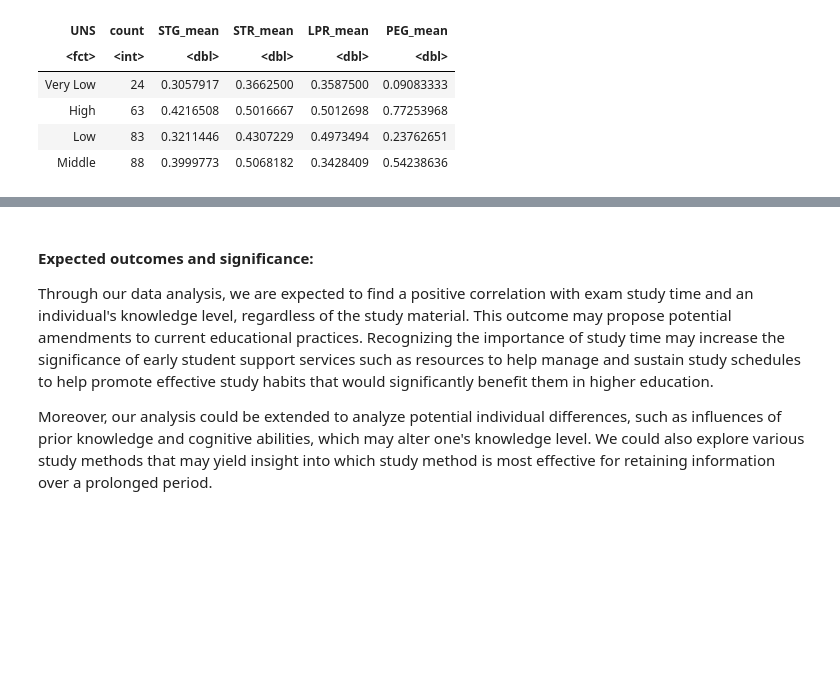
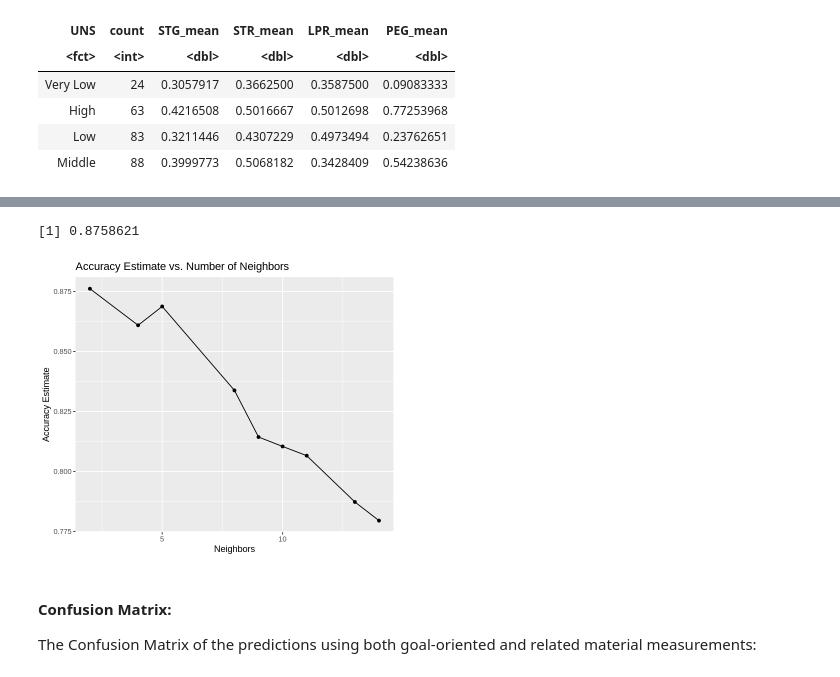
Before and after one commit to GabrielSuen/dsci-100_project, a Jupyter notebook: Group_project.ipynb, the cells around one changed output, grey strips where cells are left out. Saved outputs shown, nothing was run; the diff lists cells and outputs as text; code cells hidden in the pictures; blank space fills up the shorter version.

Commit message:
Updated the intro, methods, expected outcomes, the layout

```diff
--- a/Group_project.ipynb
+++ b/Group_project.ipynb
@@ -224,6 +148,68 @@ Additionally, our results will be measured by accuracy, precision, and recall, p
-# %% [markdown]
-#### Expected outcomes and significance:
-
-Through our data analysis, we are expected to find a positive correlation with exam study time and an individual's knowledge level, regardless of the study material. This outcome may propose potential amendments to current educational practices. Recognizing the importance of study time may increase the significance of early student support services such as resources to help manage and sustain study schedules to help promote effective study habits that would significantly benefit them in higher education.
-
-Moreover, our analysis could be extended to analyze potential individual differences, such as influences of prior knowledge and cognitive abilities, which may alter one's knowledge level. We could also explore various study methods that may yield insight into which study method is most effective for retaining information over a prolonged period.
+# %%
+# Set seed for reproducibility and plotting options
+set.seed(1)
+options(repr.plot.width = 6, repr.plot.height = 5)
+
+
+
+# Prepare cross-validation with 5 folds stratified by knowledge level
+knowledge_vfold <- vfold_cv(knowledge_training, v = 5, strata = UNS)
+
+# Define the k-NN model specification with tuning
+knn_spec <- nearest_neighbor(weight_func = "rectangular", neighbors = tune()) |>
+    set_engine("kknn") |>
+    set_mode("classification")
+
+# Create a recipe for preprocessing the data
+knowledge_recipe <- recipe(UNS ~ STG + STR + PEG + LPR, data = knowledge_training) |>
+    step_scale(all_predictors()) |>
+    step_center(all_predictors())
+
+# Perform the tuning of the k parameter
+knn_results <- workflow() |>
+    add_recipe(knowledge_recipe) |>
+    add_model(knn_spec) |>
+    tune_grid(resamples = knowledge_vfold, grid = 10) |>
+    collect_metrics()
+
+# Filter for accuracy metrics and plot accuracy against number of neighbors
+accuracies <- knn_results |>
+    filter(.metric == "accuracy")
+
+accuracy_vs_k <- ggplot(accuracies, aes(x = neighbors, y = mean)) +
+    geom_point() +
+    geom_line() +
+    labs(x = "Neighbors", y = "Accuracy Estimate", title = "Accuracy Estimate vs. Number of Neighbors")
+
+print(accuracy_vs_k, title = "K-NN Model Accuracy Analysis")
+
+# Find the best k value
+best_k <- accuracies |>
+    arrange(desc(mean)) |>
+    slice_head(n = 1) |>
+    pull(neighbors)
+
+# Define model specification with the best k value
+knowledge_spec <- nearest_neighbor(weight_func = "rectangular", neighbors = best_k) |>
+    set_engine("kknn") |>
+    set_mode("classification")
+
+# Fit the final model to the training data
+knowledge_fit <- workflow() |>
+    add_recipe(knowledge_recipe) |>
+    add_model(knowledge_spec) |>
+    fit(data = knowledge_training)
+
+# Make predictions on the testing set and evaluate accuracy
+knowledge_predictions <- predict(knowledge_fit, knowledge_testing) |>
+    bind_cols(knowledge_testing)
+
+accuracy_metrics <- knowledge_predictions |>
+    metrics(truth = UNS, estimate = .pred_class) |>
+    filter(.metric == "accuracy")|> pull(.estimate)
+# %% [output]
+[1] 0.8758621
+[figure, added]
+# %% [markdown]
+#### Confusion Matrix:
+The Confusion Matrix of the predictions using both goal-oriented and related material measurements:
```
Also changed, not shown: parts of 11 cells of this notebook.
